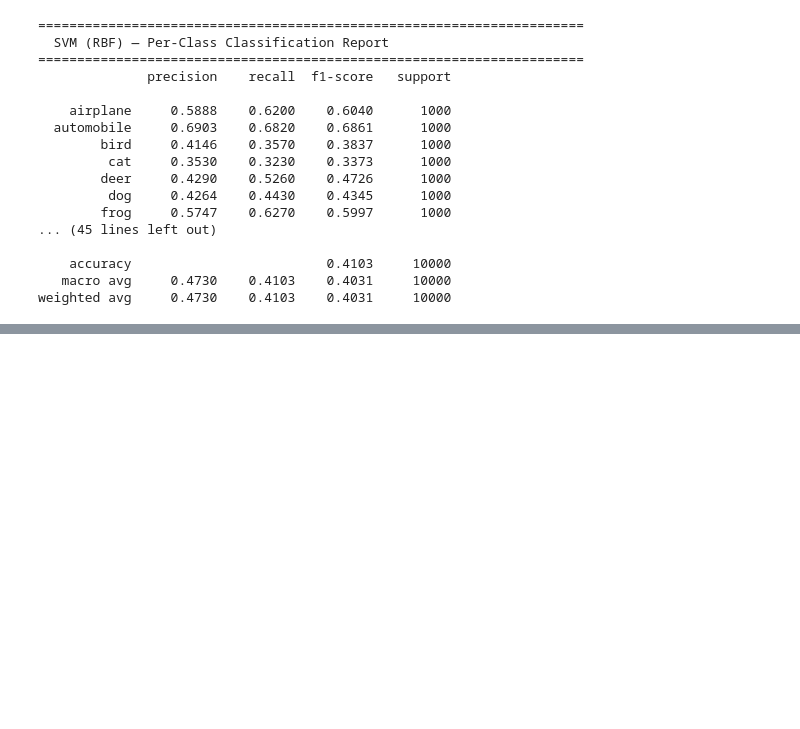
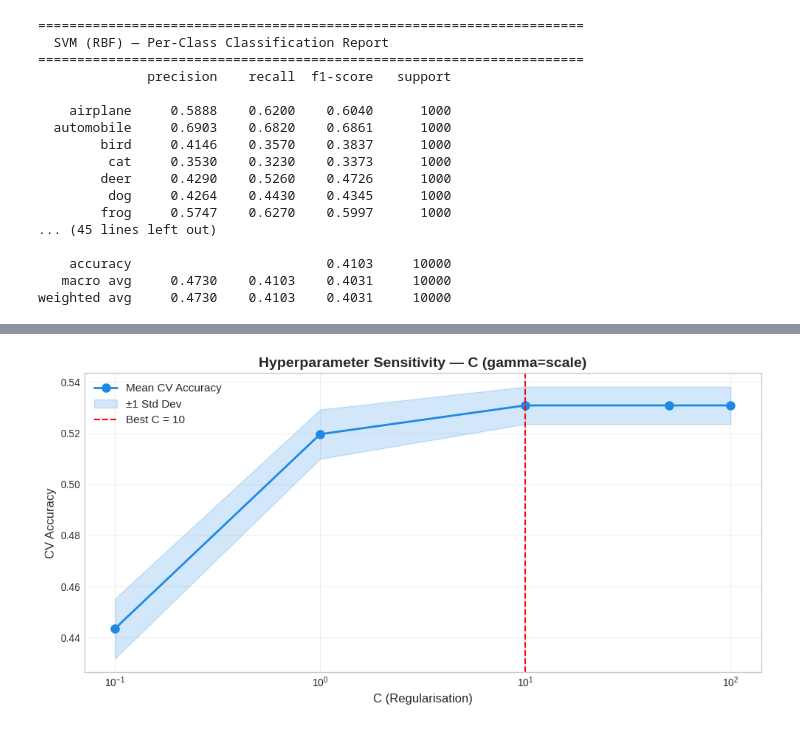
Before and after one commit to YISHU19/cifar10-ml-vs-dl, a Jupyter notebook: notebooks/01_ml_hog_svm.ipynb, the cells around one changed output, grey strips where cells are left out. Cells and saved outputs as stored; diff of their text form; code cells hidden in the pictures; blank space fills up the shorter version.

```diff
--- a/notebooks/01_ml_hog_svm.ipynb
+++ b/notebooks/01_ml_hog_svm.ipynb
@@ -558,0 +659,26 @@ weighted avg     0.4730    0.4103    0.4031     10000
+# %%
+# C sensitivity plot (best gamma fixed)
+best_C = grid_search.best_params_['C']
+best_gamma = grid_search.best_params_['gamma']
+
+gamma_mask = results['param_gamma'] == best_gamma
+filtered = results[gamma_mask].sort_values('param_C')
+
+fig, ax = plt.subplots(figsize=(10, 5))
+c_plot = filtered['param_C'].values.astype(float)
+means = filtered['mean_test_score'].values
+stds = filtered['std_test_score'].values
+
+ax.plot(c_plot, means, 'o-', color='#1E88E5', linewidth=2, markersize=8, label='Mean CV Accuracy')
+ax.fill_between(c_plot, means - stds, means + stds, alpha=0.2, color='#1E88E5', label='±1 Std Dev')
+ax.axvline(x=best_C, color='red', linestyle='--', linewidth=1.5, label=f'Best C = {best_C}')
+ax.set_xscale('log')
+ax.set_title(f'Hyperparameter Sensitivity — C (gamma={best_gamma})', fontsize=14, fontweight='bold')
+ax.set_xlabel('C (Regularisation)', fontsize=12)
+ax.set_ylabel('CV Accuracy', fontsize=12)
+ax.legend(fontsize=11)
+ax.grid(True, alpha=0.3)
+plt.tight_layout()
+plt.show()
+# %% [output]
+[figure, added]
```
Also changed, not shown: parts of 22 cells of this notebook.
